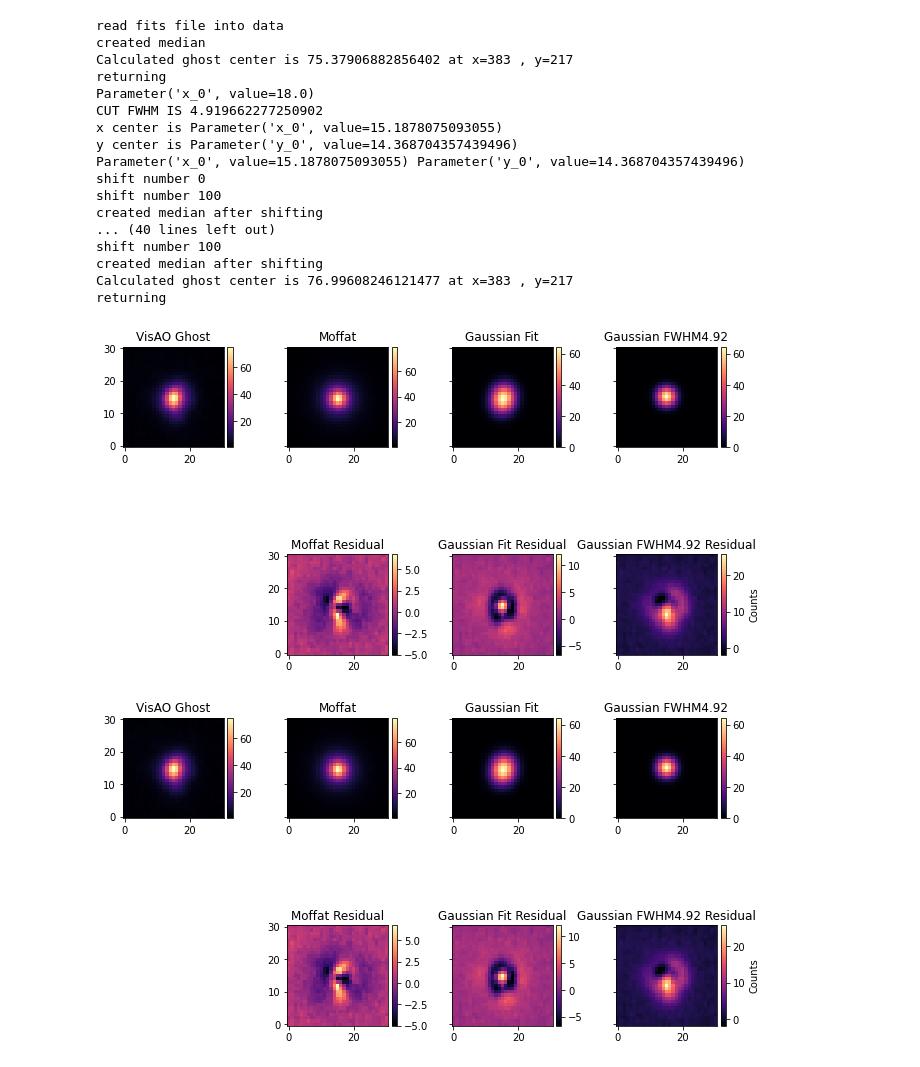
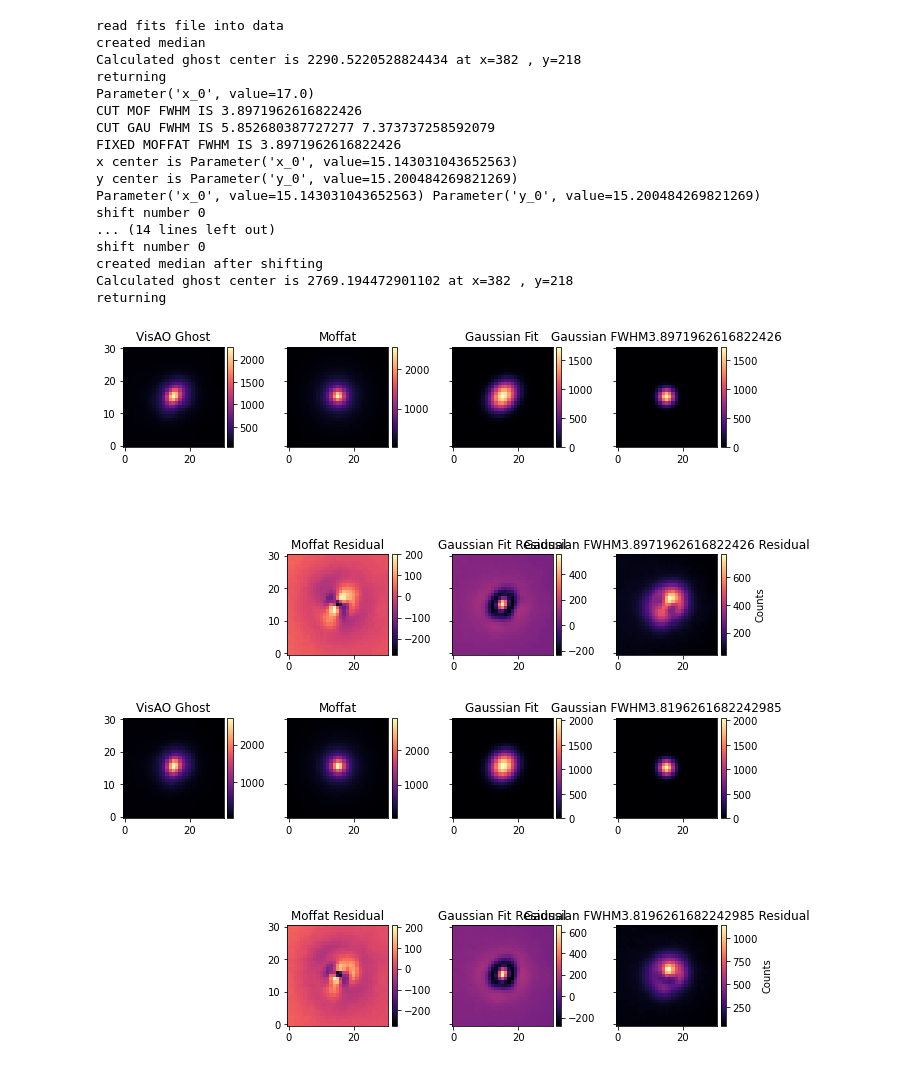
Before and after one commit to wbalmer/diskShapers, a Jupyter notebook: forwardModel/fm_solution.ipynb, the cells around one changed output. Saved outputs shown, nothing was run; the diff lists cells and outputs as text; code cells hidden in the pictures.

```diff
--- a/forwardModel/fm_solution.ipynb
+++ b/forwardModel/fm_solution.ipynb
@@ -41,16 +42,16 @@ pa_offset=-0.497
 pa_uncertainty=0.192
 # %%
 # loop inputs
-date = '8Apr14'  # str(input('enter date in format ##Month##: '))
-fwhm = 5.5  # float(input('enter dataset fwhm: '))
-ann1 = 4  # int(input('enter IWA: '))
+date = '18May15'  # str(input('enter date in format ##Month##: '))
+fwhm = 4.4  # float(input('enter dataset fwhm: '))
+ann1 = 0  # int(input('enter IWA: '))
 ann2 = 24  # int(input('enter OWA: '))
-sep = 11  # int(input('enter sep: '))
-pa = 120  # int(input('enter pa: '))
+sep = 10  # int(input('enter sep: '))
+pa = 110  # int(input('enter pa: '))
 
-prefixes = ['Ha_90pct']#
+prefixes = ['Cont_60pct', 'Ha_60pct']#
 psfplans = [['doGhost', fwhm], ['doMoffat', fwhm],
-            ['doGaussian', fwhm], ['doGs', fwhm]]
+            ['doGaussian', fwhm]]#, ['doGs', fwhm]]
 residuals = []
 filepaths = []
 outputdirs = []
@@ -60,7 +61,7 @@ for pref in prefixes:
     filepaths.append(filepath)
     outputdirs.append(outputdir)
 
-multipleGs = [fwhm,4.5,4,3.5]
+multipleGs = None#[fwhm,4.5,4,3.5]
 
 # only need to do this once for each wavel
 ghosts = []
@@ -72,45 +73,45 @@ if multipleGs is not None:
     gaussfwhms_list = []
     for fwhm in multipleGs:
         gaussfwhms = []
         for i in range(len(filepaths)):
             filepath = filepaths[i]
             outputdir = outputdirs[i]
             ghostdata, moffat, gaussfit, gaussfwhm, fwhm = ghost.ghostIsolation(filepath, 380, 220, 10, fwhm, 1, fwhm=fwhm)
             gaussfwhms.append(gaussfwhm)
 
         gaussfwhms_list.append(gaussfwhms)
 
 else:
     for i in range(len(filepaths)):
         filepath = filepaths[i]
         outputdir = outputdirs[i]
-        ghostdata, moffat, gaussfit, gaussfwhm, fwhm = ghost.ghostIsolation(filepath, 380, 220, 10, fwhm, 1, fwhm=fwhm)
+        ghostdata, moffat, gaussfit, gaussfwhm, fwhm, smof = ghost.ghostIsolation(filepath, 380, 220, 10, fwhm, 1, fwhm=fwhm)
         try:
             plt.savefig(outputdir+'\\'+'FM-psfs.png', dpi=300)
         except FileNotFoundError:
             os.mkdir(outputdir+'\\')
             plt.savefig(outputdir+'\\'+'FM-psfs.png', dpi=300)
         ghosts.append(ghostdata)
-        moffs.append(moffat)
+        moffs.append(smof)#moffat)
         gaussfits.append(gaussfit)
         gaussfwhms.append(gaussfwhm)
 # %% [output]
 read fits file into data
 created median
-Calculated ghost center is 75.37906882856402 at x=383 , y=217
+Calculated ghost center is 2290.5220528824434 at x=382 , y=218
 returning
-Parameter('x_0', value=18.0)
-CUT FWHM IS 4.919662277250902
-x center is Parameter('x_0', value=15.1878075093055)
-y center is Parameter('y_0', value=14.368704357439496)
-Parameter('x_0', value=15.1878075093055) Parameter('y_0', value=14.368704357439496)
+Parameter('x_0', value=17.0)
+CUT MOF FWHM IS 3.8971962616822426
+CUT GAU FWHM IS 5.852680387727277 7.373737258592079
+FIXED MOFFAT FWHM IS 3.8971962616822426
+x center is Parameter('x_0', value=15.143031043652563)
+y center is Parameter('y_0', value=15.200484269821269)
+Parameter('x_0', value=15.143031043652563) Parameter('y_0', value=15.200484269821269)
 shift number 0
-shift number 100
+... (14 lines left out)
+shift number 0
 created median after shifting
-... (40 lines left out)
-shift number 100
-created median after shifting
-Calculated ghost center is 76.99608246121477 at x=383 , y=217
+Calculated ghost center is 2769.194472901102 at x=382 , y=218
 returning
-[figure, old version]
+[figure, new version]
-[figure, old version]
+[figure, new version]
```
Also changed, not shown: parts of 11 cells of this notebook, 9 other files.
